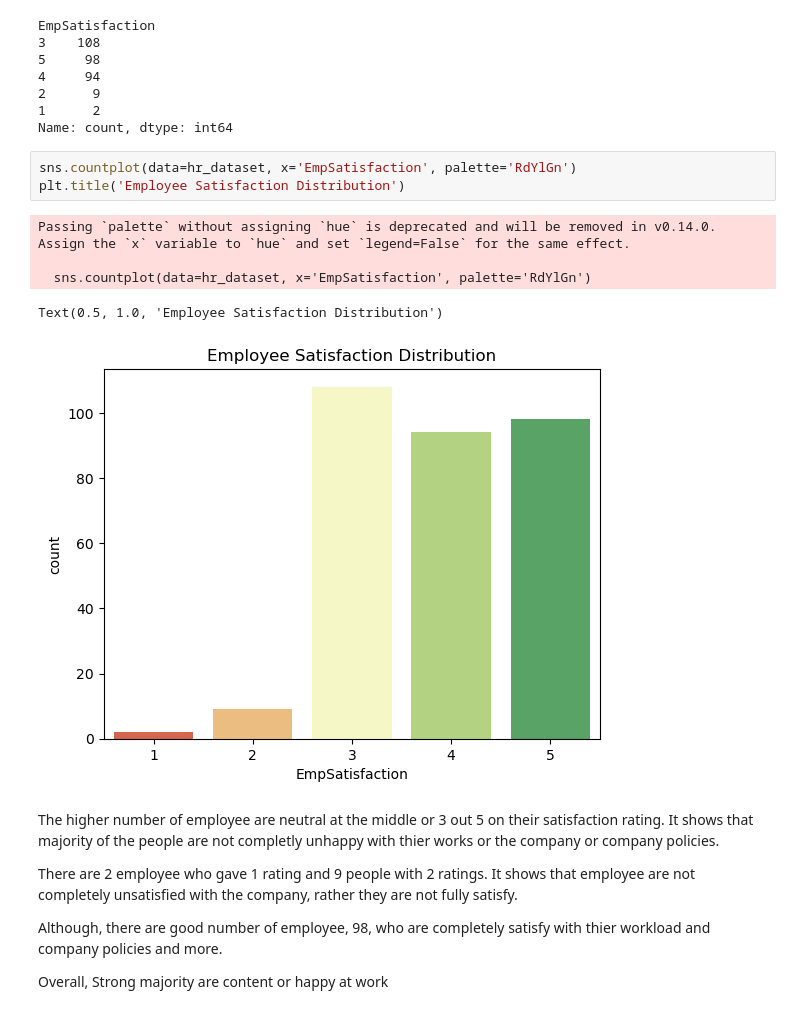
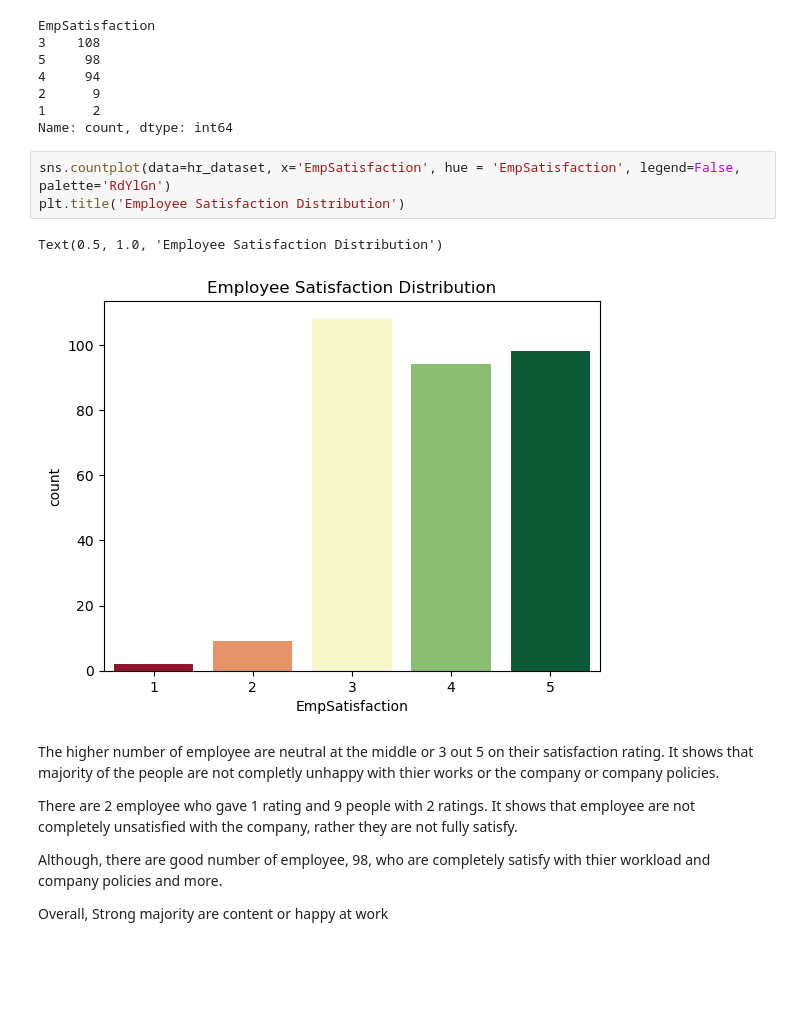
Before and after one commit to Kanitoure5301/tkh_career_analysis, a Jupyter notebook: notebooks/empl_perf_mohammed.ipynb, the cells around one changed output. Drawn from its saved outputs; the diff is of its cells as text; blank space fills up the shorter version.

```diff
--- a/notebooks/empl_perf_mohammed.ipynb
+++ b/notebooks/empl_perf_mohammed.ipynb
@@ -148,14 +146,11 @@ EmpSatisfaction
 1      2
 Name: count, dtype: int64
 # %%
-sns.countplot(data=hr_dataset, x='EmpSatisfaction', palette='RdYlGn')
+sns.countplot(data=hr_dataset, x='EmpSatisfaction', hue = 'EmpSatisfaction', legend=False, palette='RdYlGn')
 plt.title('Employee Satisfaction Distribution')
 # %% [output]
-Passing `palette` without assigning `hue` is deprecated and will be removed in v0.14.0. Assign the `x` variable to `hue` and set `legend=False` for the same effect.
-
-  sns.countplot(data=hr_dataset, x='EmpSatisfaction', palette='RdYlGn')
+Text(0.5, 1.0, 'Employee Satisfaction Distribution')
-Text(0.5, 1.0, 'Employee Satisfaction Distribution')
-[figure, old version]
+[figure, new version]
 # %% [markdown]
 The higher number of employee are neutral at the middle or 3 out 5 on their satisfaction rating. It shows that majority of the people are not completly unhappy with thier works or the company or company policies.
 
```
Also changed, not shown: parts of 6 cells of this notebook.
